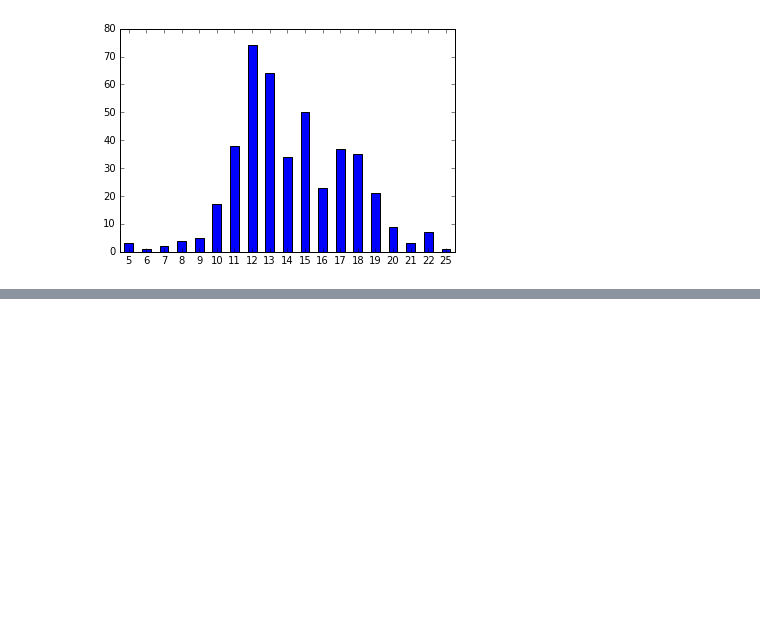
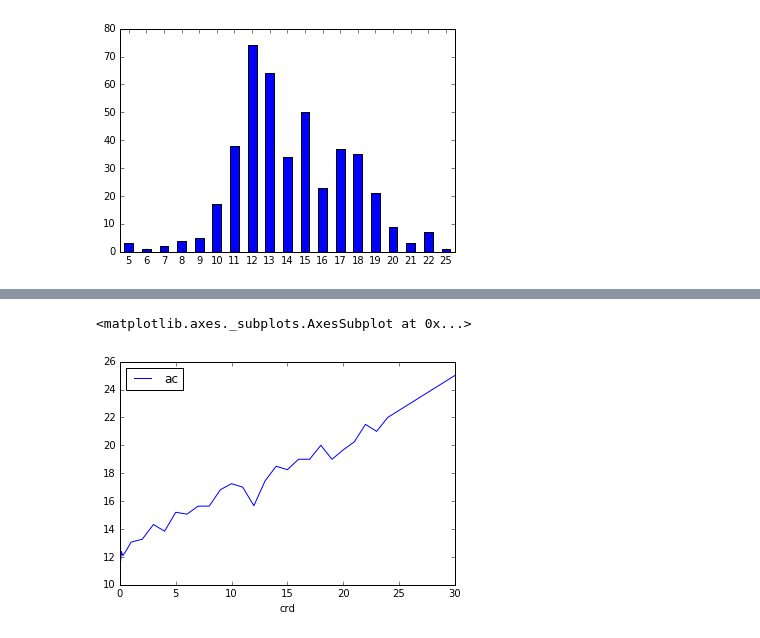
Before and after one commit to dails08/cobra-eligible, a Jupyter notebook: Dungeons and Data.ipynb, the cells around one changed output, grey strips where cells are left out. Saved outputs shown, nothing was run; the diff lists cells and outputs as text; code cells hidden in the pictures; blank space fills up the shorter version.

```diff
--- a/Dungeons and Data.ipynb
+++ b/Dungeons and Data.ipynb
@@ -65,0 +125,5 @@ About what you'd expect: a roughly normal distribution with some odd drops at 14
+# %%
+monsterStats[['crd','ac']].groupby(['crd']).mean().plot(rot=0)
+# %% [output]
+<matplotlib.axes._subplots.AxesSubplot at 0x...>
+[figure, added]
```
Also changed, not shown: parts of 10 cells of this notebook.
